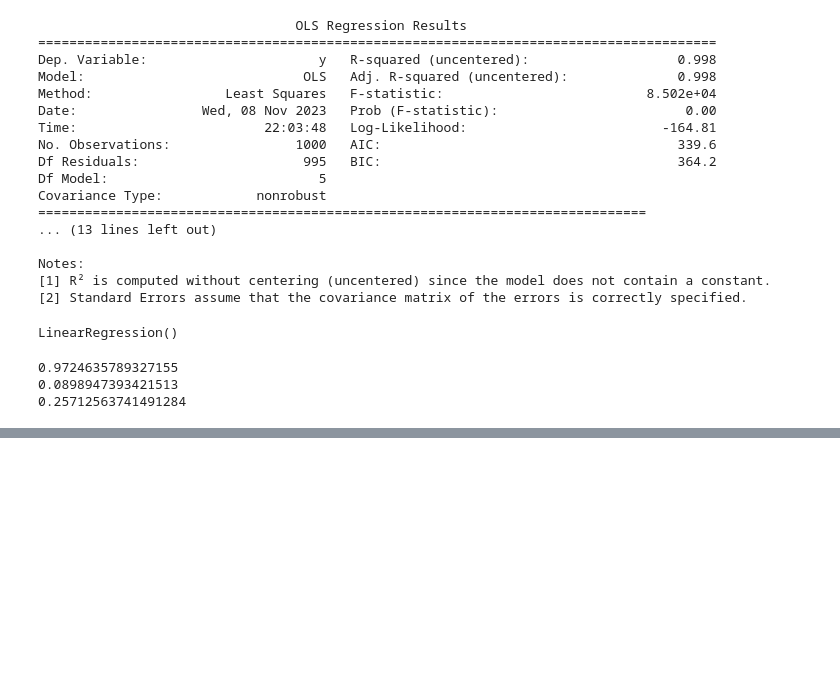
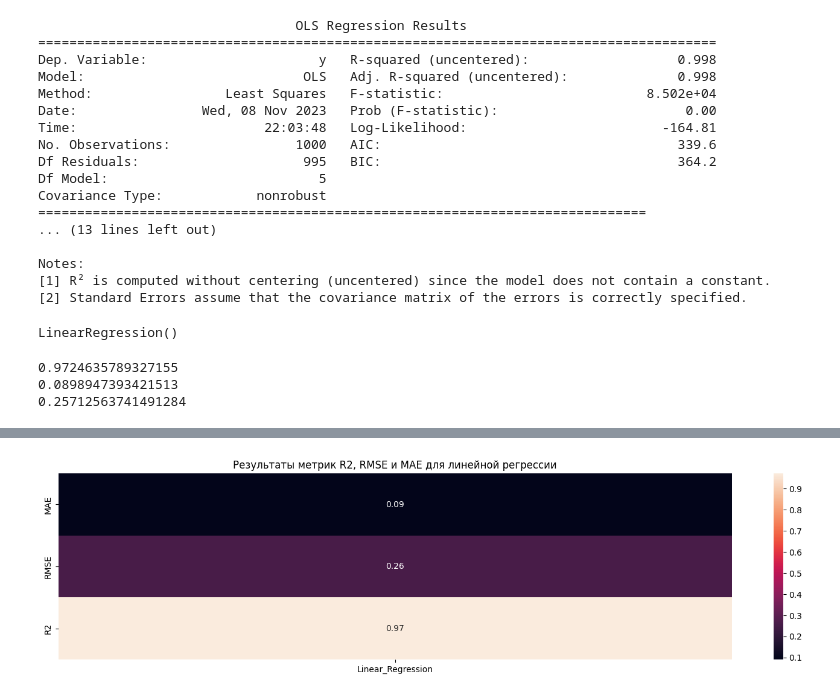
Before and after one commit to DTsapin/Python_DS-ML_practice, a Jupyter notebook: Random_reg.ipynb, the cells around one changed output, grey strips where cells are left out. Cells and saved outputs as stored; diff of their text form; code cells hidden in the pictures; blank space fills up the shorter version.

```diff
--- a/Random_reg.ipynb
+++ b/Random_reg.ipynb
@@ -130,0 +141,11 @@ print(mae)
+# %%
+result = {}
+result['Linear_Regression'] = [mean_squared_error(y_test, pred), mean_absolute_error(y_test, pred), r2_score(y_test, pred)]
+res_df = pd.DataFrame(result, index = ['MAE', 'RMSE', 'R2'])
+# %%
+plt.figure(figsize=(18,4))
+sns.heatmap(res_df, annot=True, fmt = '.2f')
+plt.title('Результаты метрик R2, RMSE и MAE для линейной регрессии')
+plt.show()
+# %% [output]
+[figure, added]
```
Also changed, not shown: parts of 3 cells of this notebook.
